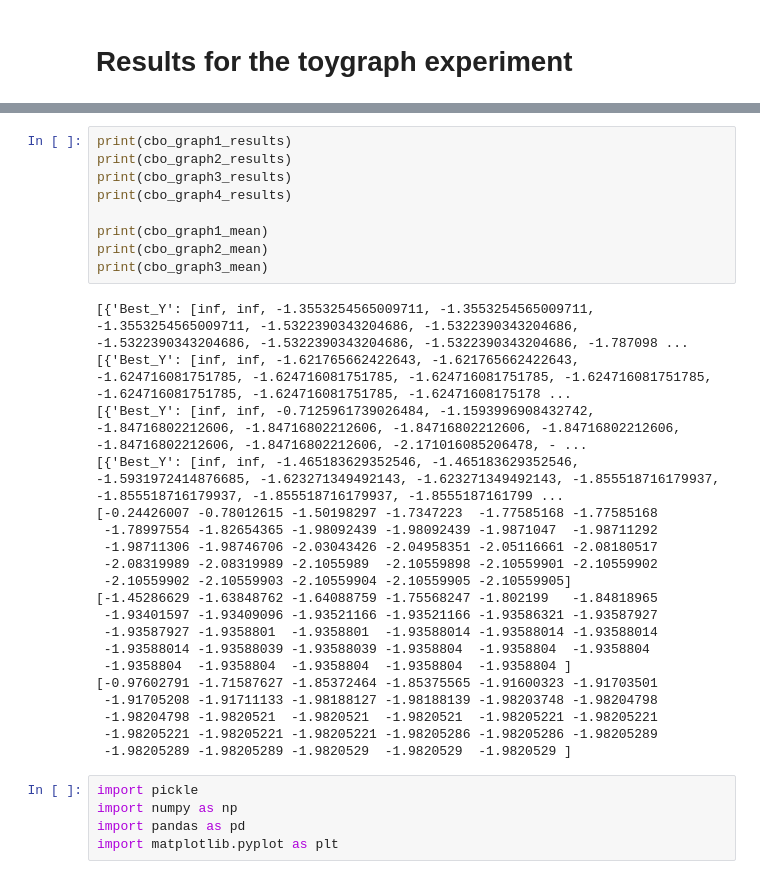
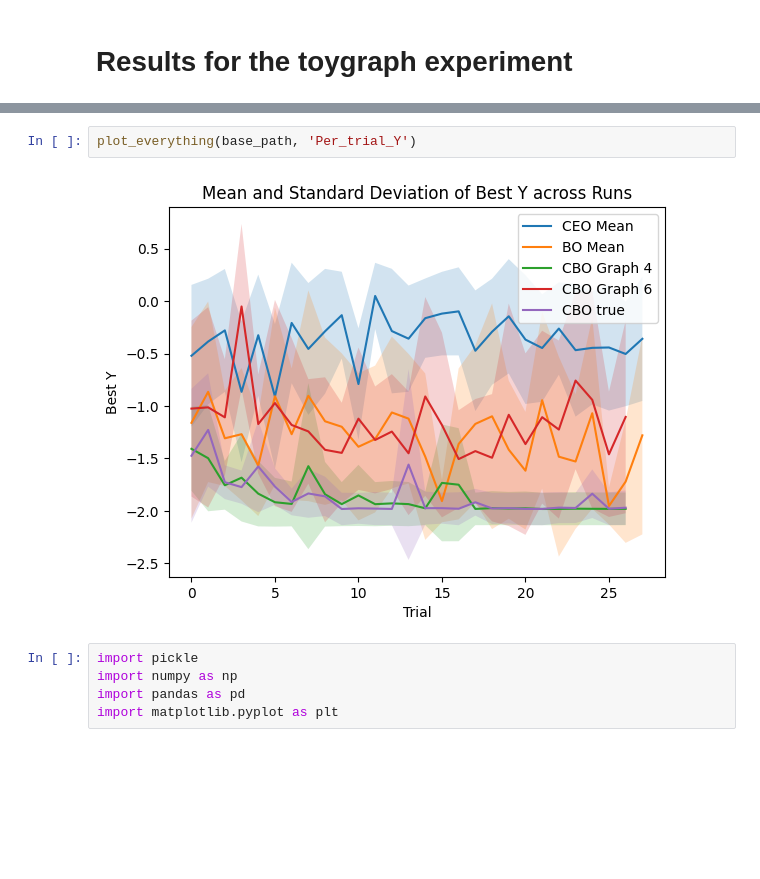
Before and after one commit to FearTheDeer9/AmortizedBayesianOptimization, a Jupyter notebook: results/toygraph_results_notebook.ipynb, the cells around one changed output, grey strips where cells are left out. Drawn from its saved outputs; the diff is of its cells as text; blank space fills up the shorter version.

```diff
--- a/results/toygraph_results_notebook.ipynb
+++ b/results/toygraph_results_notebook.ipynb
@@ -115,32 +115,7 @@ plot_everything(base_path)
-# %%
-print(cbo_graph1_results)
-print(cbo_graph2_results)
-print(cbo_graph3_results)
-print(cbo_graph4_results)
-
-print(cbo_graph1_mean)
-print(cbo_graph2_mean)
-print(cbo_graph3_mean)
-# %% [output]
-[{'Best_Y': [inf, inf, -1.3553254565009711, -1.3553254565009711, -1.3553254565009711, -1.5322390343204686, -1.5322390343204686, -1.5322390343204686, -1.5322390343204686, -1.5322390343204686, -1.787098 ...
-[{'Best_Y': [inf, inf, -1.621765662422643, -1.621765662422643, -1.624716081751785, -1.624716081751785, -1.624716081751785, -1.624716081751785, -1.624716081751785, -1.624716081751785, -1.62471608175178 ...
-[{'Best_Y': [inf, inf, -0.7125961739026484, -1.1593996908432742, -1.84716802212606, -1.84716802212606, -1.84716802212606, -1.84716802212606, -1.84716802212606, -1.84716802212606, -2.171016085206478, - ...
-[{'Best_Y': [inf, inf, -1.465183629352546, -1.465183629352546, -1.5931972414876685, -1.623271349492143, -1.623271349492143, -1.855518716179937, -1.855518716179937, -1.855518716179937, -1.8555187161799 ...
-[-0.24426007 -0.78012615 -1.50198297 -1.7347223  -1.77585168 -1.77585168
- -1.78997554 -1.82654365 -1.98092439 -1.98092439 -1.9871047  -1.98711292
- -1.98711306 -1.98746706 -2.03043426 -2.04958351 -2.05116661 -2.08180517
- -2.08319989 -2.08319989 -2.1055989  -2.10559898 -2.10559901 -2.10559902
- -2.10559902 -2.10559903 -2.10559904 -2.10559905 -2.10559905]
-[-1.45286629 -1.63848762 -1.64088759 -1.75568247 -1.802199   -1.84818965
- -1.93401597 -1.93409096 -1.93521166 -1.93521166 -1.93586321 -1.93587927
- -1.93587927 -1.9358801  -1.9358801  -1.93588014 -1.93588014 -1.93588014
- -1.93588014 -1.93588039 -1.93588039 -1.9358804  -1.9358804  -1.9358804
- -1.9358804  -1.9358804  -1.9358804  -1.9358804  -1.9358804 ]
-[-0.97602791 -1.71587627 -1.85372464 -1.85375565 -1.91600323 -1.91703501
- -1.91705208 -1.91711133 -1.98188127 -1.98188139 -1.98203748 -1.98204798
- -1.98204798 -1.9820521  -1.9820521  -1.9820521  -1.98205221 -1.98205221
- -1.98205221 -1.98205221 -1.98205221 -1.98205286 -1.98205286 -1.98205289
- -1.98205289 -1.98205289 -1.9820529  -1.9820529  -1.9820529 ]
+# %%
+plot_everything(base_path, 'Per_trial_Y')
+# %% [output]
+[figure, added]
 # %%
 import pickle
 import numpy as np
```
Also changed, not shown: parts of 2 cells of this notebook, 33 other files.
